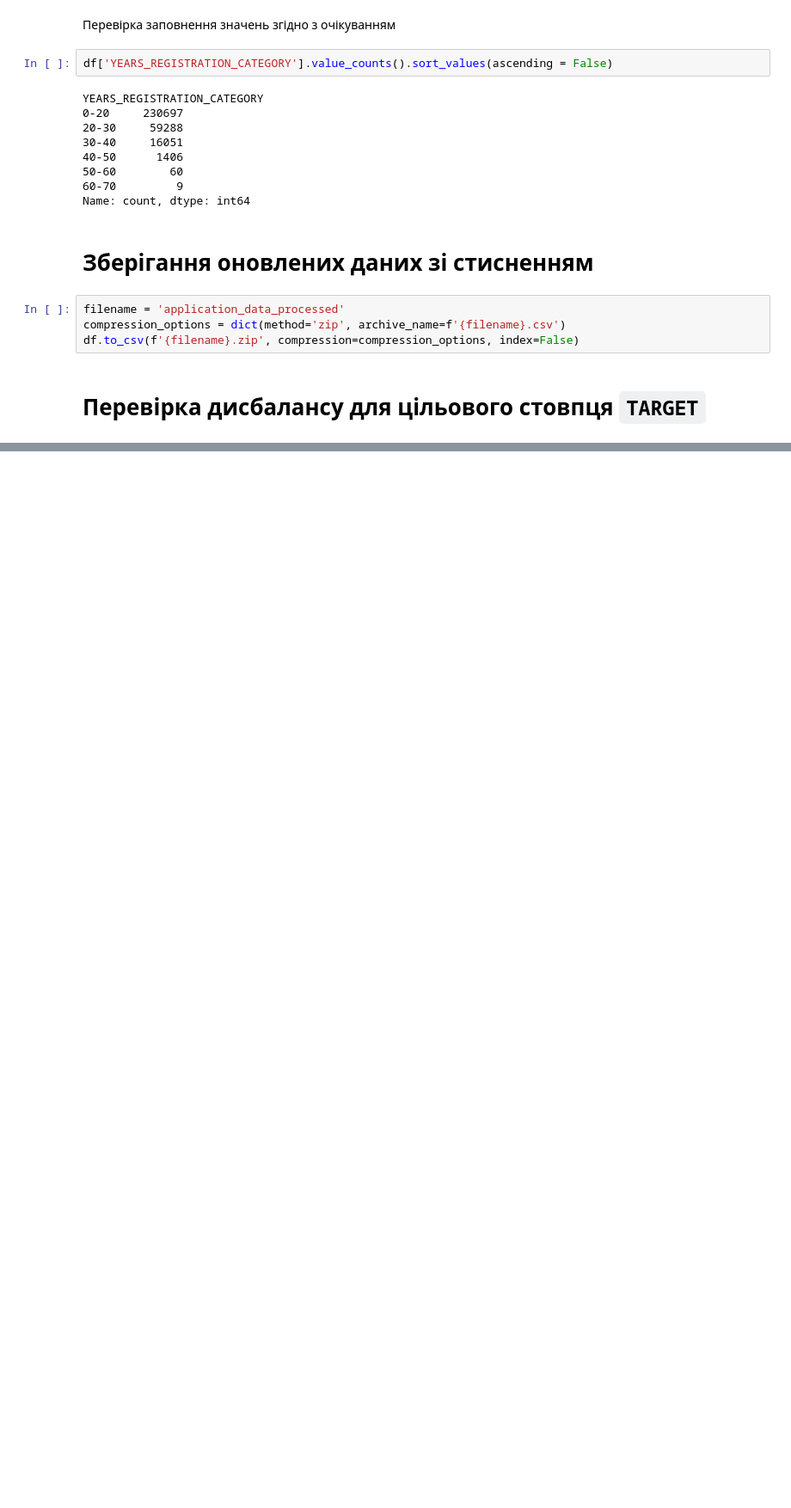
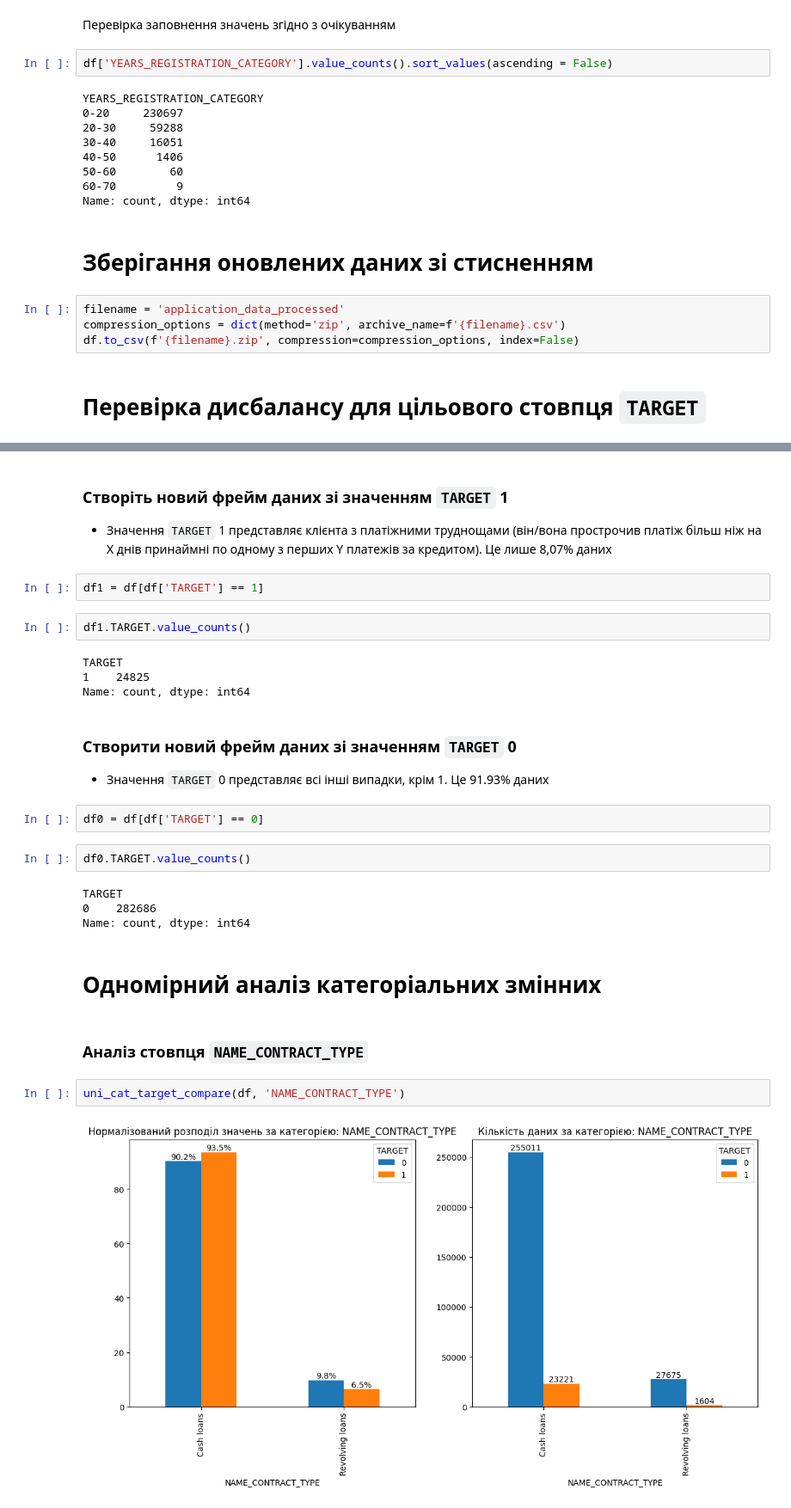
Before and after one commit to prindyn/ml_learning, a Jupyter notebook: HW 1.2 Credit EDA.ipynb, the cells around one changed output, grey strips where cells are left out. Shown at 86% size. Saved outputs shown, nothing was run; the diff lists cells and outputs as text; blank space fills up the shorter version.

```diff
--- a/HW 1.2 Credit EDA.ipynb
+++ b/HW 1.2 Credit EDA.ipynb
@@ -1704,0 +1722,30 @@ df.to_csv(f'{filename}.zip', compression=compression_options, index=False)
+# %% [markdown]
+### Створіть новий фрейм даних зі значенням `TARGET` 1
+- Значення `TARGET` 1 представляє клієнта з платіжними труднощами (він/вона прострочив платіж більш ніж на X днів принаймні по одному з перших Y платежів за кредитом). Це лише 8,07% даних
+# %%
+df1 = df[df['TARGET'] == 1]
+# %%
+df1.TARGET.value_counts()
+# %% [output]
+TARGET
+1    24825
+Name: count, dtype: int64
+# %% [markdown]
+### Створити новий фрейм даних зі значенням `TARGET` 0
+- Значення `TARGET` 0 представляє всі інші випадки, крім 1. Це 91.93% даних
+# %%
+df0 = df[df['TARGET'] == 0]
+# %%
+df0.TARGET.value_counts()
+# %% [output]
+TARGET
+0    282686
+Name: count, dtype: int64
+# %% [markdown]
+# Одномірний аналіз категоріальних змінних
+# %% [markdown]
+### Аналіз стовпця `NAME_CONTRACT_TYPE`
+# %%
+uni_cat_target_compare(df, 'NAME_CONTRACT_TYPE')
+# %% [output]
+[figure, added]
```
Also changed, not shown: parts of 156 cells of this notebook, 2 other files.
